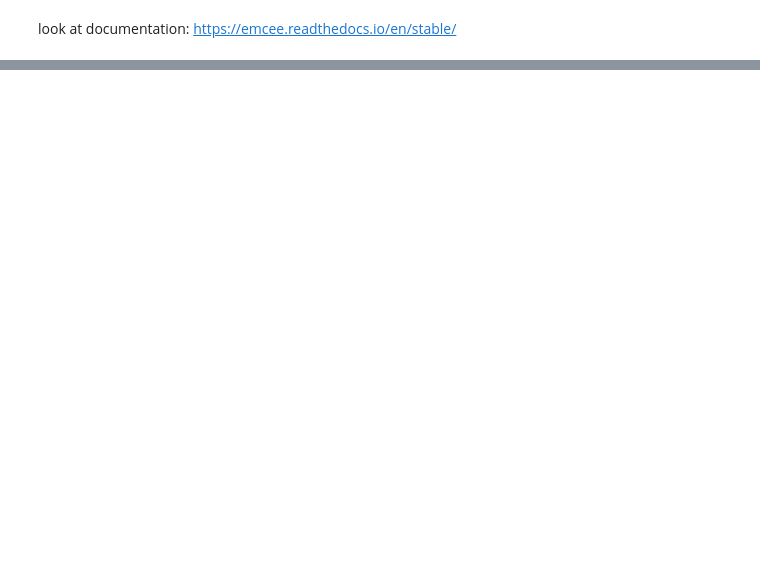
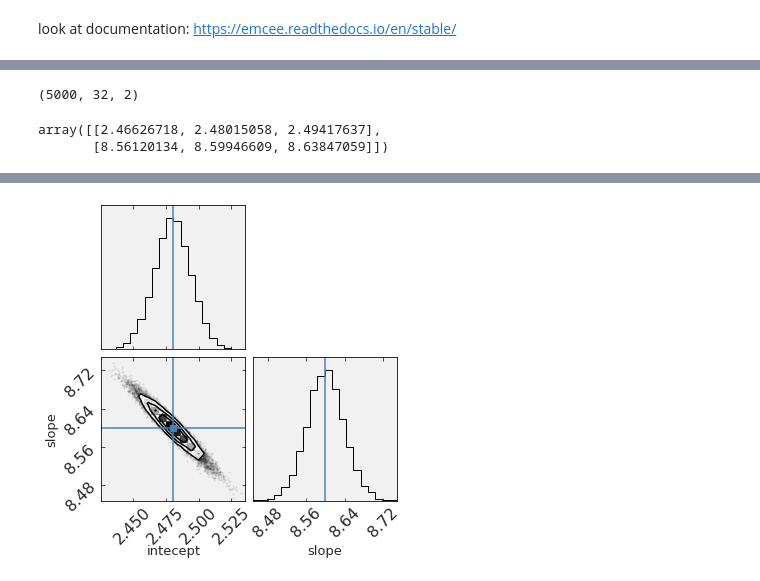
Before and after one commit to fedhere/MLPNS2023, a Jupyter notebook: HW3_LinearRegression/FitLineToGRBAfterGlow_mcmc.ipynb, the cells around one changed output, grey strips where cells are left out. Saved outputs shown, nothing was run; the diff lists cells and outputs as text; code cells hidden in the pictures; blank space fills up the shorter version.

```diff
--- a/HW3_LinearRegression/FitLineToGRBAfterGlow_mcmc.ipynb
+++ b/HW3_LinearRegression/FitLineToGRBAfterGlow_mcmc.ipynb
@@ -423,0 +391,3 @@ pl.xscale("log")
+# %%
+#initial guess
+ig = [1,10]
@@ -425,0 +410,4 @@ sampler.run_mcmc(pos, 5000, progress=True);
+# %%
+samples.shape
+# %% [output]
+(5000, 32, 2)
@@ -425,0 +416,15 @@ sampler.run_mcmc(pos, 5000, progress=True);
+# %%
+mcmc = np.zeros((ndim, 3))
+for i in range(ndim):
+  mcmc[i] = np.percentile( flat_samples[:,i], [16, 50, 84])
+mcmc
+# %% [output]
+array([[2.46626718, 2.48015058, 2.49417637],
+       [8.56120134, 8.59946609, 8.63847059]])
+# %%
+!pip install corner
+import corner
+pl.rcParams["font.size"]= 13
+fig = corner.corner(
+    flat_samples, labels=["intecept", "slope"], truths=mcmc[:,1]);
+# %% [output]
@@ -426,3 +439,4 @@ sampler.run_mcmc(pos, 5000, progress=True);
+[figure, added]
 # %%
 fig, axes = plt.subplots(ndim, figsize=(10, 7), sharex=True)
 samples = sampler.get_chain()
```
Also changed, not shown: parts of 42 cells of this notebook.
